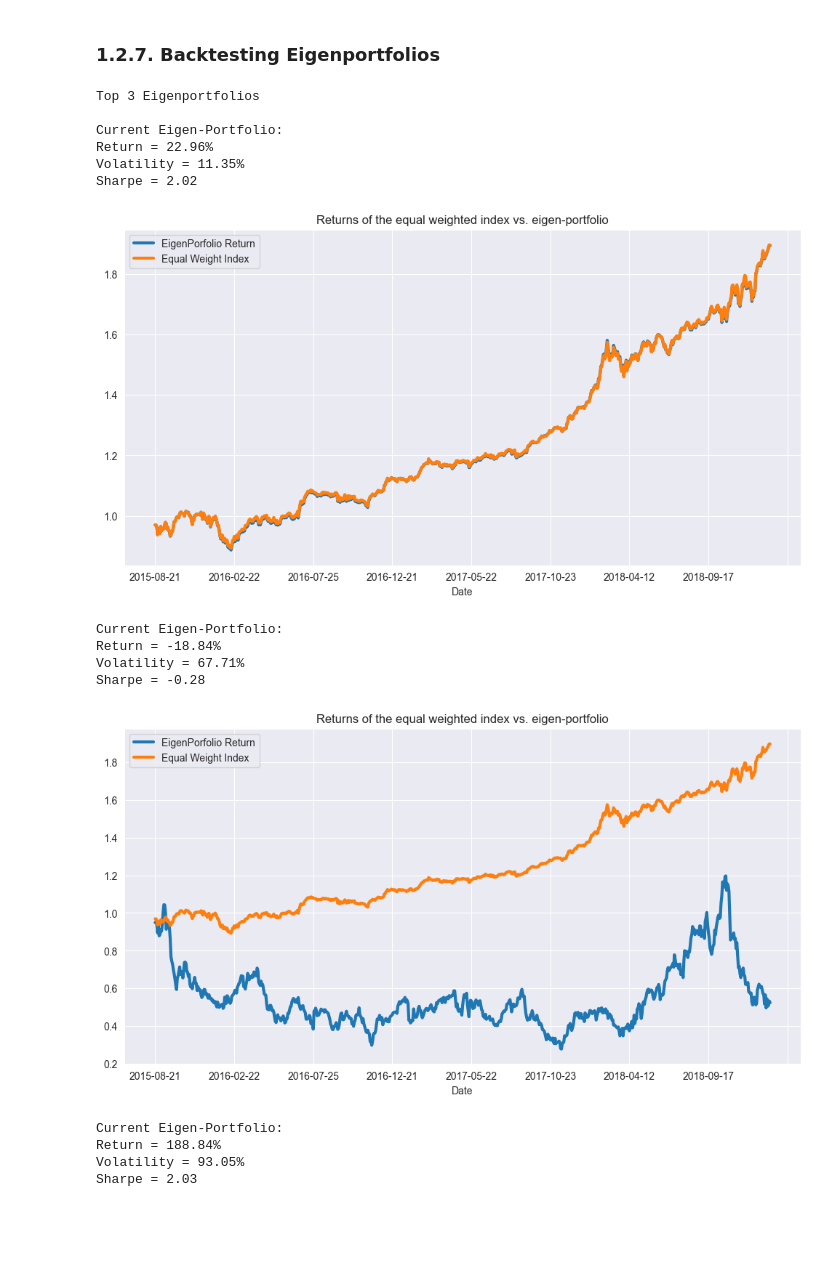
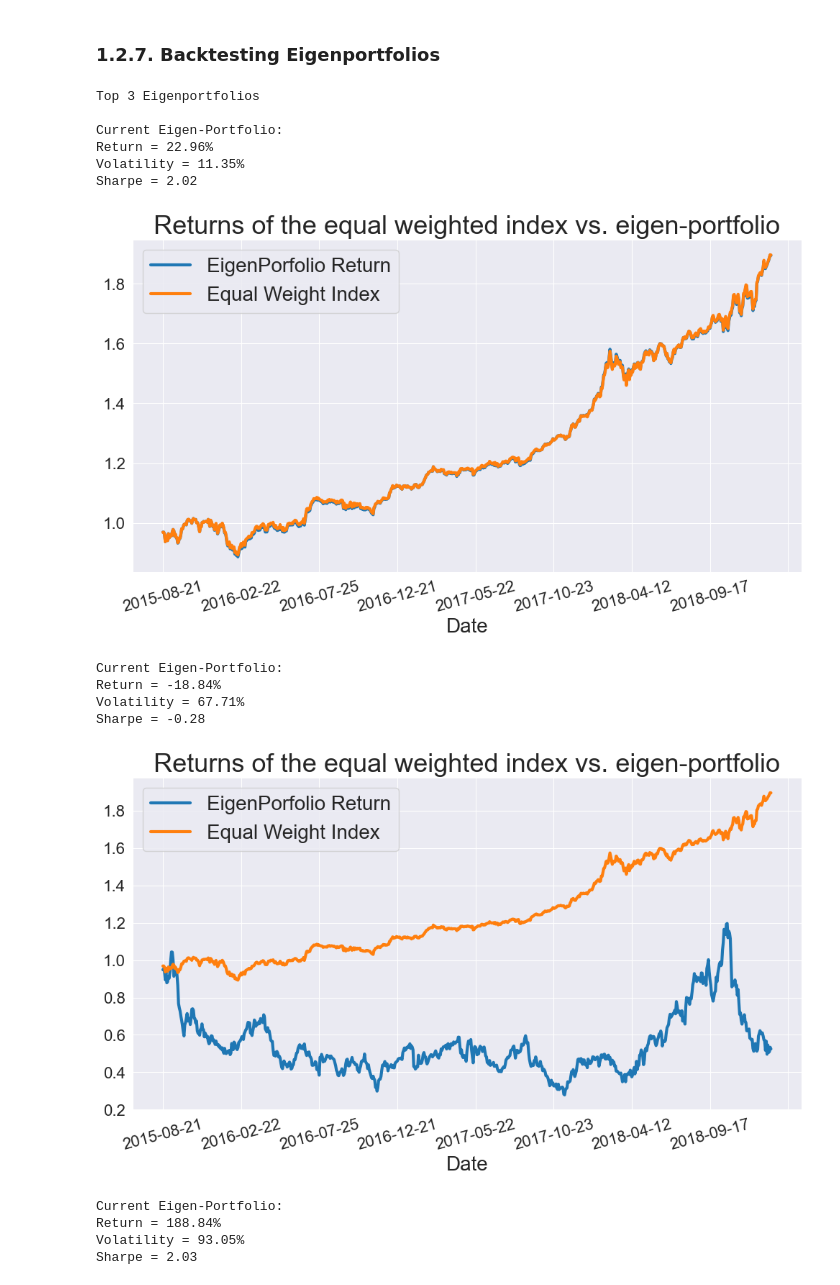
Before and after one commit to MJ-Peters/ADFT-Portfolio-Management-Coursework, a Jupyter notebook: CD22398.ipynb, the cells around one changed output. Cells and saved outputs as stored; diff of their text form; code cells hidden in the pictures; blank space fills up the shorter version.

Commit message:
Formatting the figures produced by the backtesting function

```diff
--- a/CD22398.ipynb
+++ b/CD22398.ipynb
@@ -650,43 +650,48 @@ def Backtest(eigen):
 
     Plots Principle components returns against real returns.
 
     """
 
     eigen_prtfi = pd.DataFrame(data ={'weights': eigen.squeeze()}, index = djia_stock_tickers)
     eigen_prti_returns = np.dot(X_test_raw_djia.loc[:, eigen_prtfi.index], eigen)
     eigen_portfolio_returns = pd.Series(eigen_prti_returns.squeeze(), index=X_test_raw_djia.index)
     returns, vol, sharpe = sharpe_ratio(eigen_portfolio_returns)
     print('Current Eigen-Portfolio:\nReturn = %.2f%%\nVolatility = %.2f%%\nSharpe = %.2f' % (returns*100, vol*100, sharpe))
     equal_weight_return=(X_test_raw_djia * (1/len(djia_pca.components_))).sum(axis=1)
     df_plot = pd.DataFrame({'EigenPorfolio Return': eigen_portfolio_returns, 'Equal Weight Index': equal_weight_return}, index=X_test_djia.index)
-    np.cumprod(df_plot + 1).plot(title='Returns of the equal weighted index vs. eigen-portfolio' ,
-                          figsize=(12,6), linewidth=3)
+    np.cumprod(df_plot + 1).plot(title='Returns of the equal weighted index vs. eigen-portfolio', figsize=(12,6), linewidth=3)
+    plt.legend(fontsize=20)
+    plt.title("Returns of the equal weighted index vs. eigen-portfolio", fontsize=26)
+    plt.xlabel("Date", fontsize=20)
+    plt.xticks(fontsize=16, rotation=15)
+    plt.yticks(fontsize=16)
     plt.show()
 
-# Best performing (highest Sharpe) portfolios
+
+# Best performing (highest sharpe on train data) portfolios
 print("Top 3 Eigenportfolios\n")
 Backtest(eigen=weights[0])  # 1st
 Backtest(eigen=weights[10])  # 2nd
 Backtest(eigen=weights[5])  # 3rd
 
-# Worst performing (lowest Sharpe) portfolios
+# Worst performing (lowest sharpe on train data) portfolios
 print("\nBottom 3 Eigenportfolios\n")
 Backtest(eigen=weights[1]) # 22nd
 Backtest(eigen=weights[20])  # 23rd
 Backtest(eigen=weights[22])  # 24th
 # %% [output]
 Top 3 Eigenportfolios
 
 Current Eigen-Portfolio:
 Return = 22.96%
 Volatility = 11.35%
 Sharpe = 2.02
-[figure, old version]
+[figure, new version]
 Current Eigen-Portfolio:
 Return = -18.84%
 Volatility = 67.71%
 Sharpe = -0.28
-[figure, old version]
+[figure, new version]
 Current Eigen-Portfolio:
 Return = 188.84%
 Volatility = 93.05%
```
Also changed, not shown: parts of 1 cell of this notebook.
